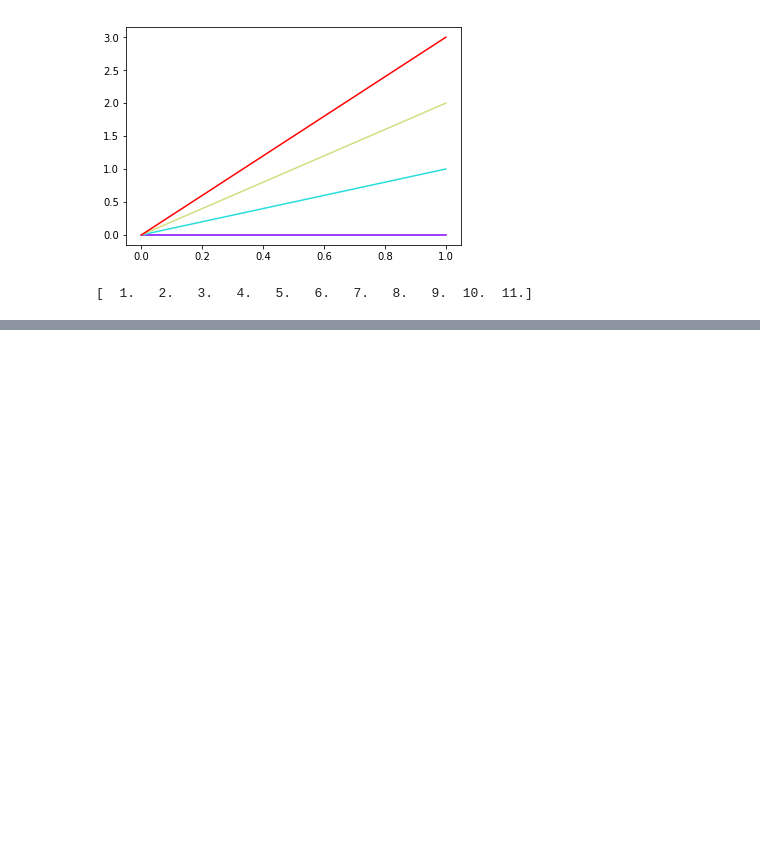
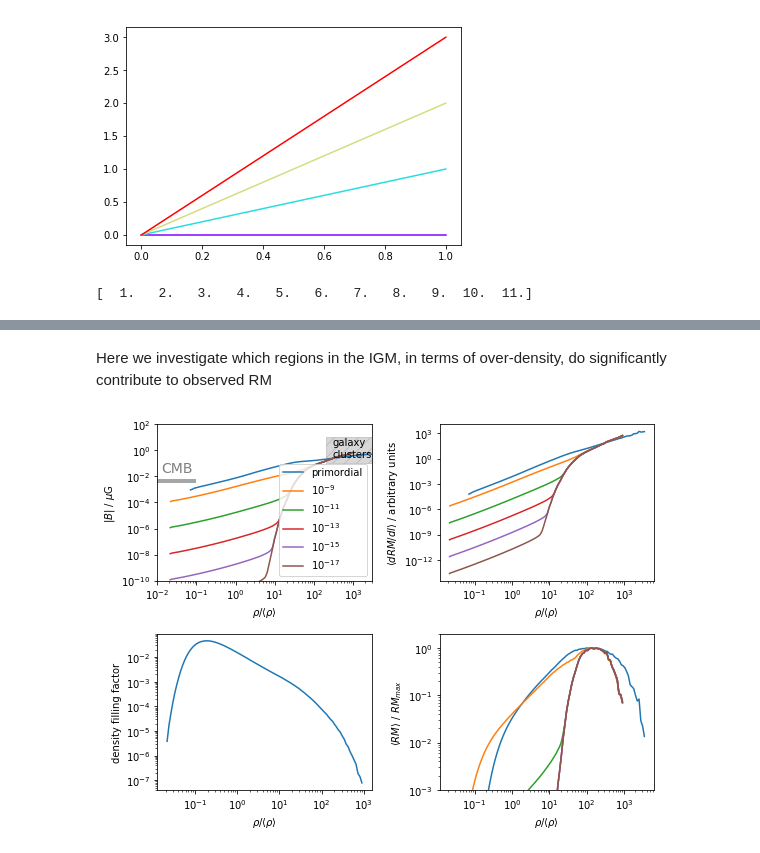
Before and after one commit to FRBs/PreFRBLE, a Jupyter notebook: notebooks/PreFRBLE_IGM_models.ipynb, the cells around one changed output, grey strips where cells are left out. Cells and saved outputs as stored; diff of their text form; code cells hidden in the pictures; blank space fills up the shorter version.

```diff
--- a/notebooks/PreFRBLE_IGM_models.ipynb
+++ b/notebooks/PreFRBLE_IGM_models.ipynb
@@ -120,0 +137,65 @@ plt.ylim(-1,2)
+# %% [markdown]
+Here we investigate which regions in the IGM, in terms of over-density, do significantly contribute to observed RM
+# %%
+root_test = '/juwels/rho_B_relation/'
+
+'''
+fig, ax1 = plt.subplots(1,1,figsize=(4,3))
+fig, ax2 = plt.subplots(1,1,figsize=(4,3))
+fig, ax3 = plt.subplots(1,1,figsize=(4,3))
+axs=[ax1,ax2,ax3]
+'''
+
+fig, axs = plt.subplots(2,2,figsize=(8,6))
+
+## first, read and plot density filling factor
+rho_ff = np.load('/juwels/rho_B_relation/B9b_rho_ff.npy')
+axs[1][0].loglog( rho_ff[1], rho_ff[0])
+
+
+data = np.genfromtxt( root_test + 'rho2B_primordial.txt', names=True )
+rho = data['density'][:-1]
+#    rho = rho[:1] + np.diff(rho)/2
+B = data['B'][:-1]
+axs[0][0].loglog(rho, B, label=r"primordial")
+dRM = B*rho
+axs[0][1].loglog(rho, dRM, label='primordial')
+RM = dRM*rho_ff[0]
+axs[1][1].loglog(rho, RM/np.max(RM), label='primordial')
+
+
+for B0 in [9,11,13,15,17]:
+    data = np.genfromtxt( root_test + 'rho2B_B%ib.txt' % B0, names=True )
+    rho = data['density'][:-1]
+#    rho = rho[:1] + np.diff(rho)/2
+    B = data['B'][:-1]
+    axs[0][0].loglog(rho, B, label=r"$10^{-%i}$" % B0)
+    dRM = B*rho
+    axs[0][1].loglog(rho, dRM, label='primordial')
+    RM = dRM*rho_ff[0]
+    axs[1][1].loglog(rho, RM/np.max(RM), label='primordial')
+
+PlotLimit( axs[0][0], [1e-2,1e-1], [4.4e-3,4.4e-3], label='CMB', lower_limit=False, shift_text_vertical=0.04)
+
+axs[0][0].fill([2e2,2e2,1e4,1e4],[1e-1,10,10,1e-1], hatch='//', facecolor='none', alpha=0.3, color='gray')
+axs[0][0].text(3e2, 0.3, 'galaxy\nclusters')
+
+axs[0][0].legend()
+#axs[1].legend()
+axs[0][0].set_xlim(1e-2,3e3)
+axs[0][0].set_ylim(1e-10,100)
+#axs[1].set_ylim(1e-10,10)
+axs[1][1].set_ylim(1e-3,2)
+axs[0][0].set_xlabel(r"$\rho/\langle\rho\rangle$")
+axs[0][1].set_xlabel(r"$\rho/\langle\rho\rangle$")
+axs[1][0].set_xlabel(r"$\rho/\langle\rho\rangle$")
+axs[1][1].set_xlabel(r"$\rho/\langle\rho\rangle$")
+axs[0][0].set_ylabel(r"$|B|$ / $\mu$G")
+axs[0][1].set_ylabel(r"$\langle dRM/dl\rangle$ / arbitrary units")
+axs[1][0].set_ylabel(r"density filling factor")
+axs[1][1].set_ylabel(r"$\langle RM\rangle$ / $RM_{max}$")
+
+
+plt.tight_layout()
+# %% [output]
+[figure, added]
```
Also changed, not shown: parts of 5 cells of this notebook, 10 other files.
